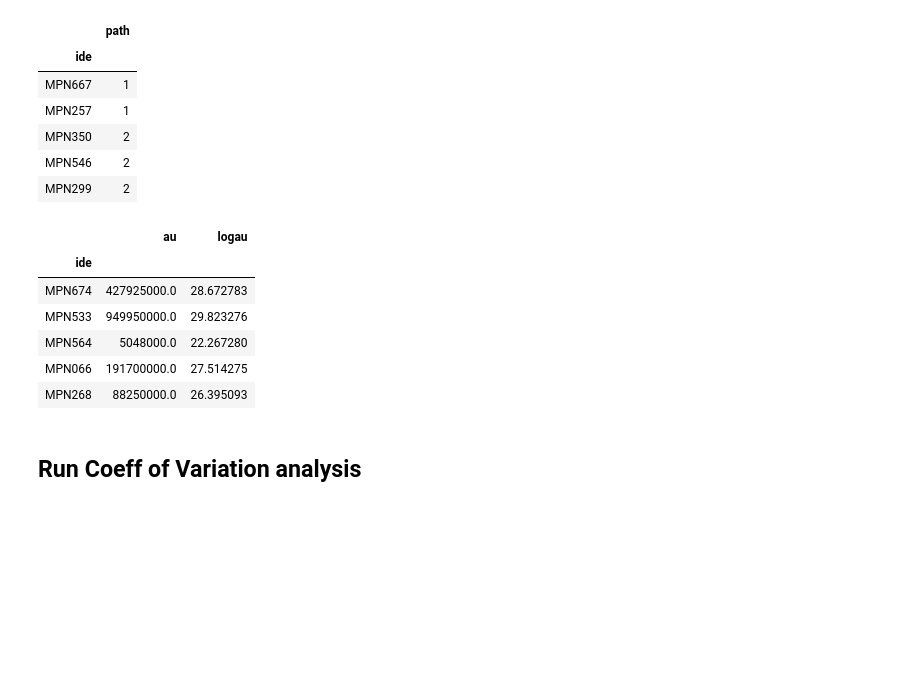
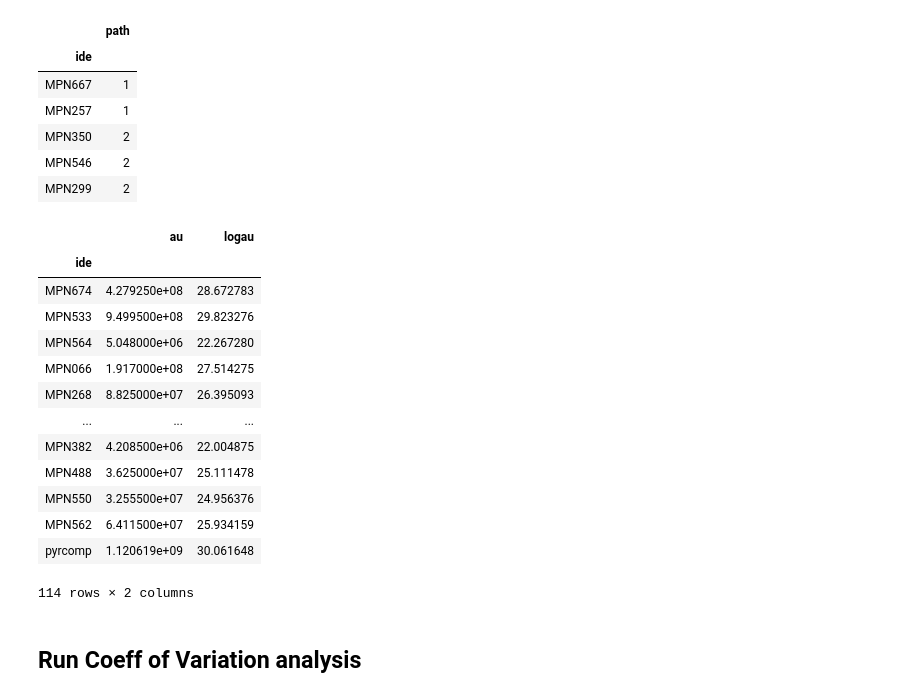
Before and after one commit to CRG-CNAG/MetabolicPathVariationCoeff, a Jupyter notebook: Notebook.ipynb, the cells around one changed output. Saved outputs shown, nothing was run; the diff lists cells and outputs as text; code cells hidden in the pictures; blank space fills up the shorter version.

```diff
--- a/Notebook.ipynb
+++ b/Notebook.ipynb
@@ -106,18 +106,25 @@ mpneupath.head(5) # first 5 cases
 | MPN299 | 2 |
 # %%
 # Load quantification info (available in data):
-mpneuquant = pd.read_csv('./data/mpneumoniae_quant.txt', sep='\t', index_col='ide')
-magalquant = pd.read_csv('./data/magalactiae_quant.txt', sep='\t', index_col='ide')
+mpneuquant = pd.read_csv('./data/mpneumoniae_quant.txt', sep='\t', index_col=)
+magalquant = pd.read_csv('./data/magalactiae_quant.txt', sep='\t')
 
 mpneuquant.head(5) # first 5 cases
 # %% [output]
 |  | au | logau |
 | ide |  |  |
-| MPN674 | 427925000.0 | 28.672783 |
-| MPN533 | 949950000.0 | 29.823276 |
-| MPN564 | 5048000.0 | 22.267280 |
-| MPN066 | 191700000.0 | 27.514275 |
-| MPN268 | 88250000.0 | 26.395093 |
+| MPN674 | 4.279250e+08 | 28.672783 |
+| MPN533 | 9.499500e+08 | 29.823276 |
+| MPN564 | 5.048000e+06 | 22.267280 |
+| MPN066 | 1.917000e+08 | 27.514275 |
+| MPN268 | 8.825000e+07 | 26.395093 |
+| ... | ... | ... |
+| MPN382 | 4.208500e+06 | 22.004875 |
+| MPN488 | 3.625000e+07 | 25.111478 |
+| MPN550 | 3.255500e+07 | 24.956376 |
+| MPN562 | 6.411500e+07 | 25.934159 |
+| pyrcomp | 1.120619e+09 | 30.061648 |
+114 rows × 2 columns
 # %% [markdown]
 ## Run Coeff of Variation analysis
 # %%
```
